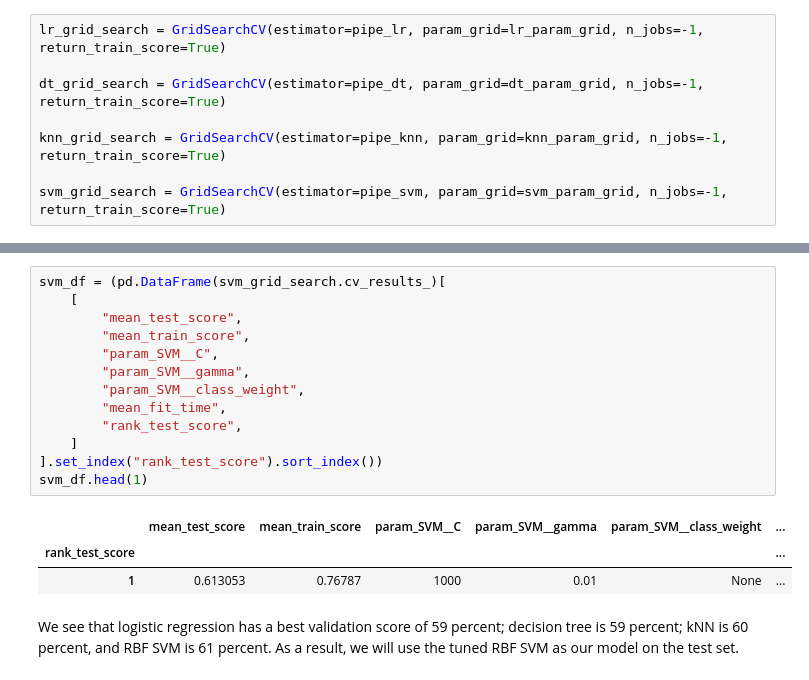
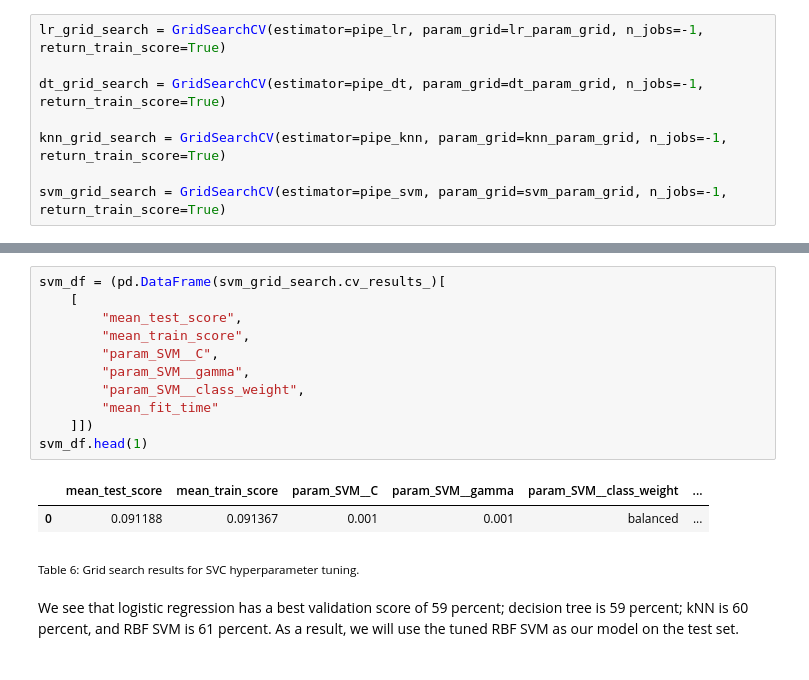
Before and after one commit to UBC-MDS/Red-Wine-Quality-Prediction, a Jupyter notebook: src/red_wine_quality_prediction_report.ipynb, the cells around one changed output, grey strips where cells are left out. Cells and saved outputs as stored; diff of their text form.

```diff
--- a/src/red_wine_quality_prediction_report.ipynb
+++ b/src/red_wine_quality_prediction_report.ipynb
@@ -248,20 +215,19 @@ knn_df.head(1)
 # %%
 svm_df = (pd.DataFrame(svm_grid_search.cv_results_)[
     [
         "mean_test_score",
         "mean_train_score",
         "param_SVM__C",
         "param_SVM__gamma",
         "param_SVM__class_weight",
-        "mean_fit_time",
-        "rank_test_score",
-    ]
-].set_index("rank_test_score").sort_index())
+        "mean_fit_time"
+    ]])
 svm_df.head(1)
 # %% [output]
 |  | mean_test_score | mean_train_score | param_SVM__C | param_SVM__gamma | param_SVM__class_weight | ... |
-| rank_test_score |  |  |  |  |  | ... |
-| 1 | 0.613053 | 0.76787 | 1000 | 0.01 | None | ... |
+| 0 | 0.091188 | 0.091367 | 0.001 | 0.001 | balanced | ... |
+# %% [markdown]
+<sub>Table 6: Grid search results for SVC hyperparameter tuning.<sub>
 # %% [markdown]
 We see that logistic regression has a best validation score of 59 percent; decision tree is 59 percent; kNN is 60 percent, and RBF SVM is 61 percent. As a result, we will use the tuned RBF SVM as our model on the test set.
 # %% [markdown]
```
Also changed, not shown: parts of 19 cells of this notebook.
